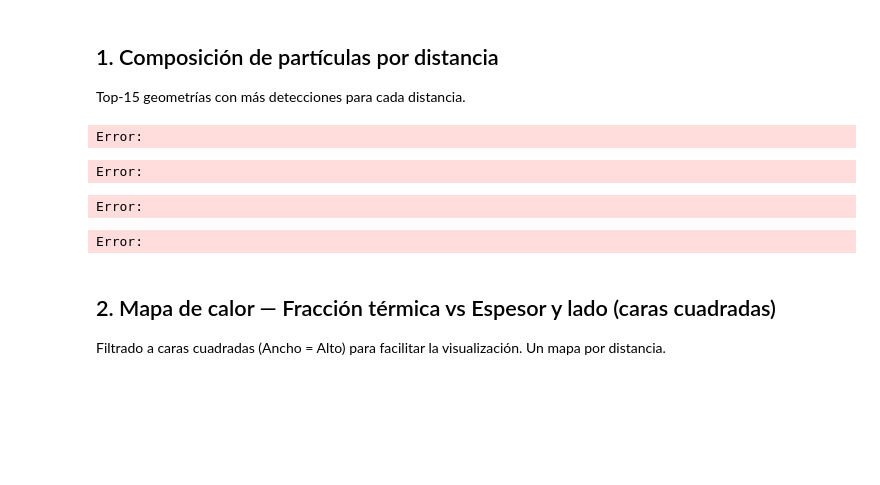
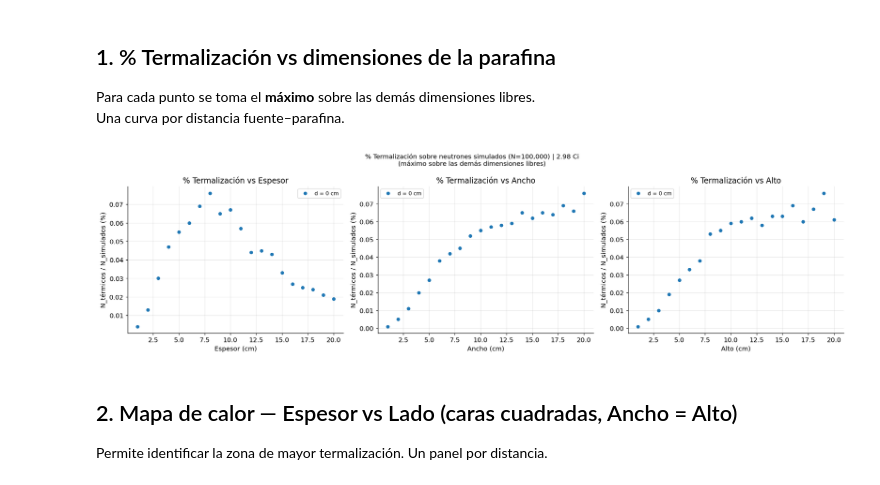
Before and after one commit to luisb0628/neutron-thermalization-geant4, a Jupyter notebook: python/analisis_ambe.ipynb, the cells around one changed output. Drawn from its saved outputs; the diff is of its cells as text; code cells hidden in the pictures; blank space fills up the shorter version.

```diff
--- a/python/analisis_ambe.ipynb
+++ b/python/analisis_ambe.ipynb
@@ -48,35 +93,40 @@ Caras cuadradas: 18 / 36
 # %% [markdown]
-## 1. Composición de partículas por distancia
-Top-15 geometrías con más detecciones para cada distancia.
+## 1. % Termalización vs dimensiones de la parafina
+Para cada punto se toma el **máximo** sobre las demás dimensiones libres.
+Una curva por distancia fuente–parafina.
 # %%
-colores_p = {'Neutrones': '#1565C0', 'Gammas': '#E65100', 'Electrones': '#2E7D32'}
+df_esp = df.groupby(['Espesor_cm', 'Distancia_cm'])['Frac_termica_%'].max().reset_index()
+df_anc = df.groupby(['Ancho_cm',   'Distancia_cm'])['Frac_termica_%'].max().reset_index()
+df_alt = df.groupby(['Alto_cm',    'Distancia_cm'])['Frac_termica_%'].max().reset_index()
 
-fig, axes = plt.subplots(1, len(distancias), figsize=(7*len(distancias), 5), sharey=False)
-if len(distancias) == 1:
-    axes = [axes]
+specs = [
+    (df_esp, 'Espesor_cm', 'Espesor (cm)', '% Termalización vs Espesor'),
+    (df_anc, 'Ancho_cm',   'Ancho (cm)',   '% Termalización vs Ancho'),
+    (df_alt, 'Alto_cm',    'Alto (cm)',    '% Termalización vs Alto'),
+]
 
-for ax, dist in zip(axes, distancias):
-    sub = df[df.Distancia_cm == dist].nlargest(15, 'Total_detectados').copy()
-    sub = sub.sort_values('Total_detectados', ascending=True)
-    labels = [f"{int(r.Ancho_cm)}×{int(r.Alto_cm)}×{int(r.Espesor_cm)}" for _, r in sub.iterrows()]
-    y = np.arange(len(labels))
-    h = 0.6
-    ax.barh(y, sub['Neutrones'],  h, label='Neutrones',  color='#1565C0')
-    ax.barh(y, sub['Gammas'],     h, left=sub['Neutrones'], label='Gammas', color='#E65100')
-    ax.barh(y, sub['Electrones'], h, left=sub['Neutrones']+sub['Gammas'], label='e-', color='#2E7D32')
-    ax.set_yticks(y); ax.set_yticklabels(labels, fontsize=8)
-    ax.set_xlabel('Partículas detectadas')
-    ax.set_title(f'Distancia = {int(dist)} cm')
-    ax.legend(fontsize=8)
+fig, axes = plt.subplots(1, 3, figsize=(18, 5))
 
-plt.suptitle('Composición de partículas (Ancho×Alto×Espesor en cm)', fontsize=12)
-plt.tight_layout(); plt.show()
+for ax, (data, xcol, xlabel, title) in zip(axes, specs):
+    for dist in distancias:
+        sub = data[data.Distancia_cm == dist].sort_values(xcol)
+        ax.plot(sub[xcol], sub['Frac_termica_%'],
+                marker=markers[dist], color=colores[dist],
+                lw=0, ms=5, label=f'd = {int(dist)} cm')
+    ax.set_xlabel(xlabel)
+    ax.set_ylabel('N_térmicos / N_simulados (%)')
+    ax.set_title(title)
+    ax.legend(fontsize=9)
+
+plt.suptitle(
+    f'% Termalización sobre neutrones simulados (N={BEAM_ON:,}) | {ACTIVITY} Ci'
+    f'\n(máximo sobre las demás dimensiones libres)',
+    fontsize=11)
+plt.tight_layout()
+plt.show()
 # %% [output]
-Error:
-Error:
-Error:
-Error:
+[figure, added]
 # %% [markdown]
-## 2. Mapa de calor — Fracción térmica vs Espesor y lado (caras cuadradas)
-Filtrado a caras cuadradas (Ancho = Alto) para facilitar la visualización. Un mapa por distancia.
+## 2. Mapa de calor — Espesor vs Lado (caras cuadradas, Ancho = Alto)
+Permite identificar la zona de mayor termalización. Un panel por distancia.
 # %%
```
Also changed, not shown: parts of 10 cells of this notebook, 33 other files.
